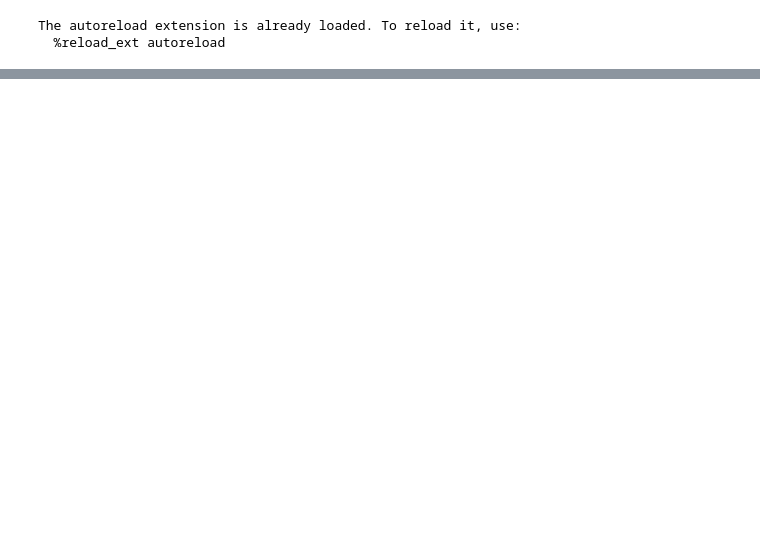
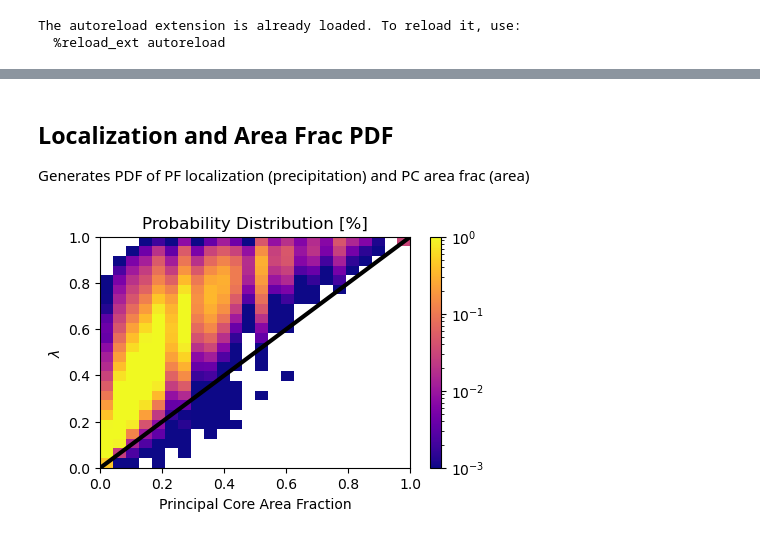
Before and after one commit to pedroanguloumana/extreme_precipitation_in_gpm, a Jupyter notebook: notebooks/nb01_CDF_Examples.ipynb, the cells around one changed output, grey strips where cells are left out. Saved outputs shown, nothing was run; the diff lists cells and outputs as text; code cells hidden in the pictures; blank space fills up the shorter version.

```diff
--- a/notebooks/nb01_CDF_Examples.ipynb
+++ b/notebooks/nb01_CDF_Examples.ipynb
@@ -647,0 +333,39 @@ pf_filename
+# %% [markdown]
+## Localization and Area Frac PDF
+Generates PDF of PF localization (precipitation) and PC area frac (area)
+# %%
+area_frac = pf_stats['largest_10mmhr_cluster_size_8conn']/pf_stats['num_pixels']
+loc = pf_stats['largest_10mmhr_cluster_precip_8conn']/pf_stats['total_precip']
+
+area_frac_bins = np.linspace(0, 1, 25)
+loc_bins = np.linspace(0, 1, 25)
+xx, yy = np.meshgrid(area_frac_bins, loc_bins)
+
+fig, ax = plt.subplots(figsize=(5,3))
+
+count = binned_statistic_2d(
+    loc,
+    area_frac,
+    None,
+    bins=[loc_bins, area_frac_bins],
+    statistic='count'
+).statistic
+
+c = ax.pcolormesh(
+    xx,
+    yy,
+    100*count/count.sum(),
+    cmap=plt.cm.plasma,
+    norm=colors.LogNorm(vmin=1e-3, vmax=1e0)
+)
+
+cb = fig.colorbar(c)
+
+ax.plot([0,1], [0,1], lw=3, color='k')
+ax.set_xlabel('Principal Core Area Fraction')
+ax.set_ylabel(r'$\lambda$')
+ax.set_title('Probability Distribution [%]')
+
+save_figure(fig, 'Localization and Principal Core area ')
+# %% [output]
+[figure, added]
```
Also changed, not shown: parts of 17 cells of this notebook, 19 other files.
